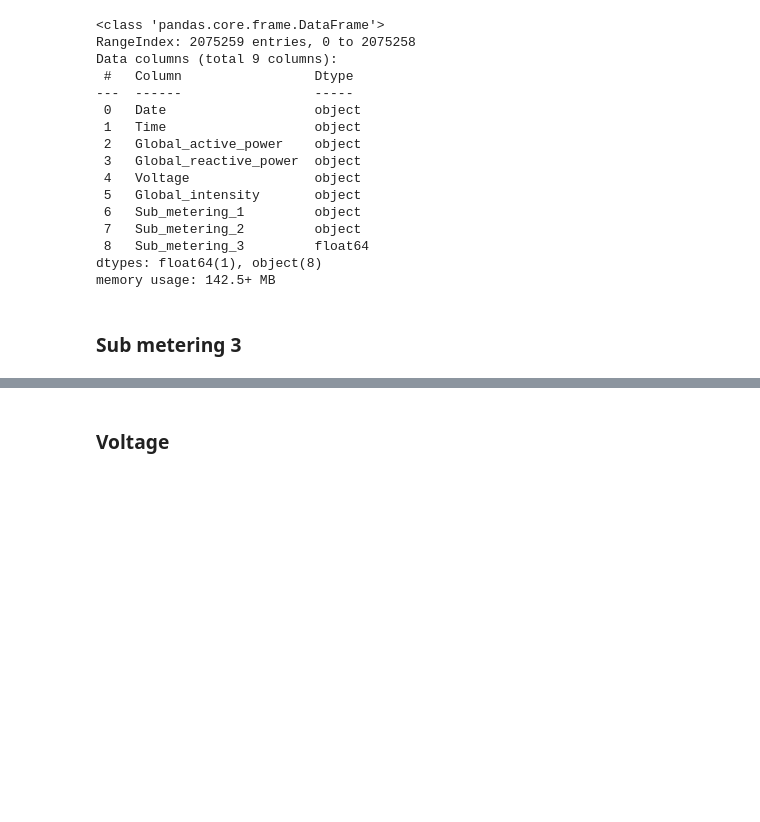
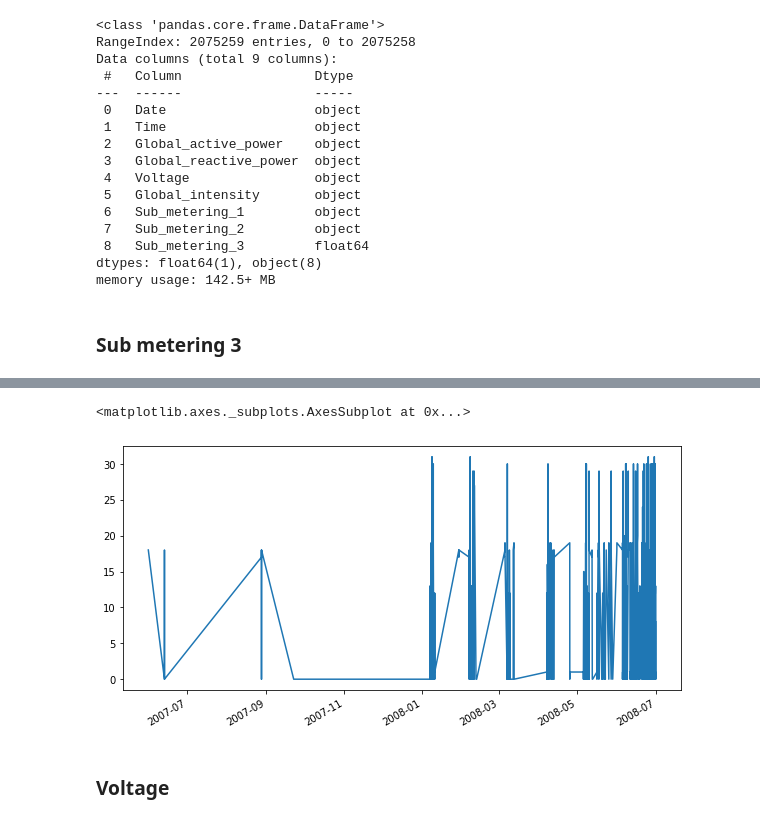
Before and after one commit to Barbarioli/OTSS, a Jupyter notebook: UCI_examples.ipynb, the cells around one changed output, grey strips where cells are left out. Cells and saved outputs as stored; diff of their text form; code cells hidden in the pictures; blank space fills up the shorter version.

```diff
--- a/UCI_examples.ipynb
+++ b/UCI_examples.ipynb
@@ -96,0 +127,6 @@ x.plot()
+# %%
+online_subsample = retrieve_data(return_queue)
+online_subsample.plot(figsize=(10, 5))
+# %% [output]
+<matplotlib.axes._subplots.AxesSubplot at 0x...>
+[figure, added]
```
Also changed, not shown: parts of 10 cells of this notebook.
